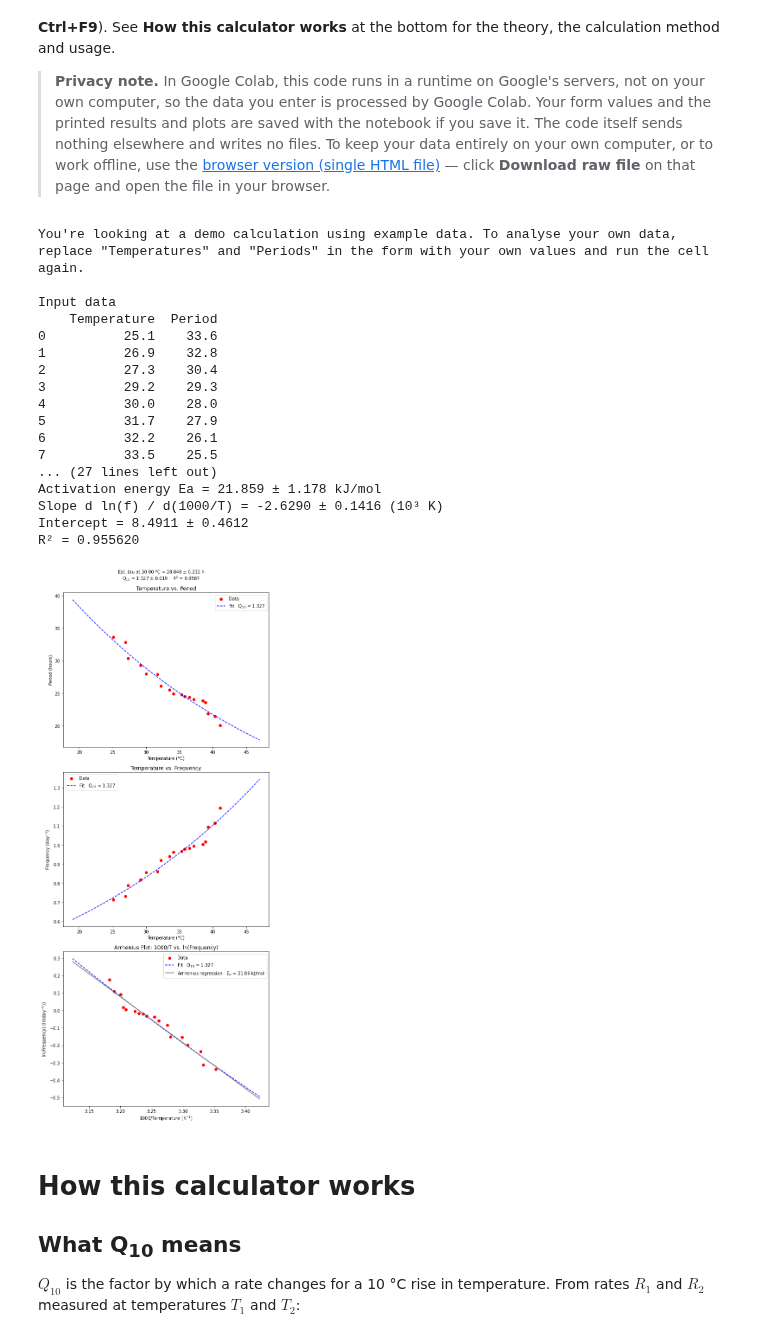
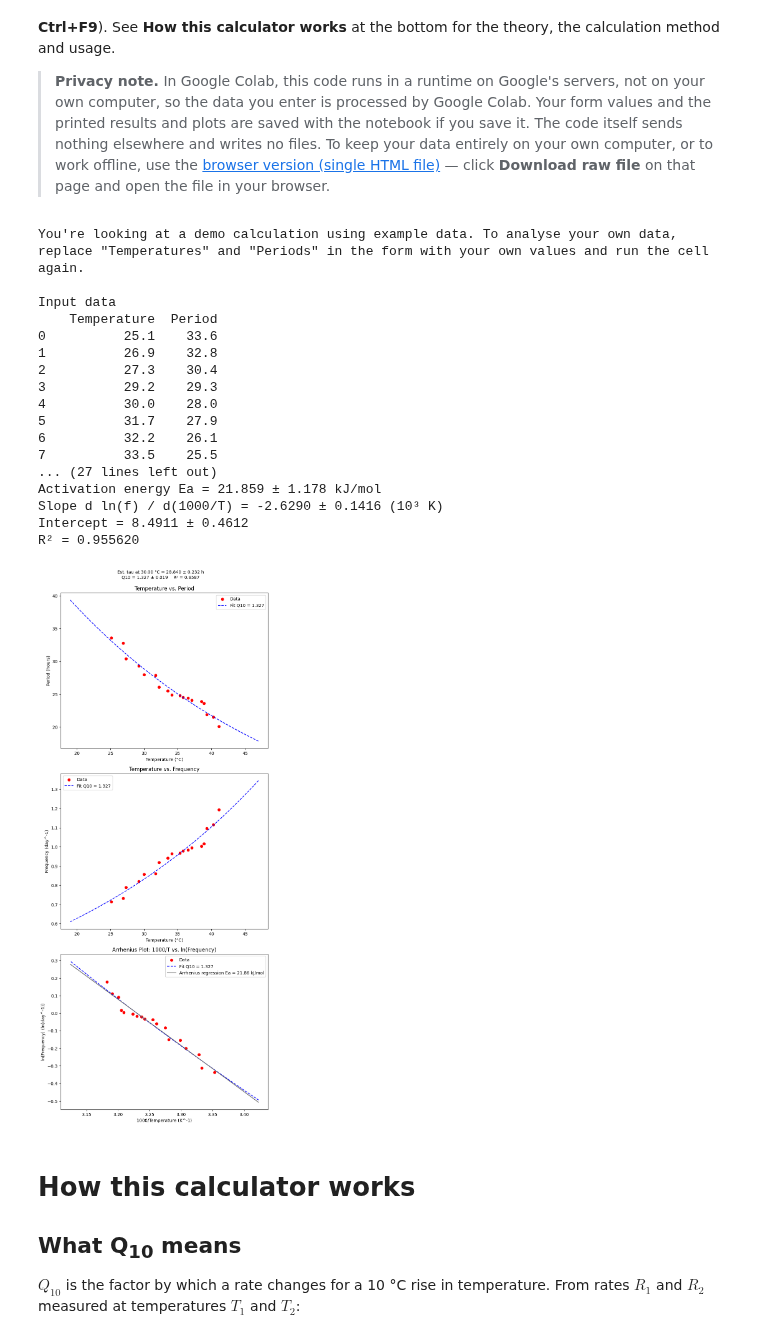
Before and after one commit to dxda6216/q10, a Jupyter notebook: circadian_period_q10.ipynb, the cells around one changed output. Cells and saved outputs as stored; diff of their text form; code cells hidden in the pictures.

```diff
--- a/circadian_period_q10.ipynb
+++ b/circadian_period_q10.ipynb
@@ -373,7 +373,7 @@ def _scatter(ax, r, xs_all, ys_all, xs_used, ys_used):
     else:
         ax.scatter(xs_all, ys_all, marker="o", s=30, color="lightgreen", label="Data")
         ax.scatter(xs_used, ys_used, marker="o", s=35, color="red",
-                   label="Data points used for Q$_{10}$ calculation")
+                   label="Data points used for Q10 calculation")
 
 
 def fix_limits(ax, pairs):
@@ -404,7 +404,7 @@ def plot_fit(r, title, show_arr):
     """
     inv = lambda t: 1000 / (np.asarray(t) + 273.15)
     ln_f = lambda p: np.log(24 / np.asarray(p))
-    fit_label = f"Fit   Q$_{{10}}$ = {r['popt'][1]:5.3f}"
+    fit_label = f"Fit Q10 = {r['popt'][1]:5.3f}"
     fig, (ax1, ax2, ax3) = plt.subplots(3, 1, figsize=(8, 18))
 
     _scatter(ax1, r, r["x"], r["y"], r["xa"], r["ya"])
@@ -413,15 +413,15 @@ def plot_fit(r, title, show_arr):
 
     _scatter(ax2, r, r["x"], 24 / r["y"], r["xa"], 24 / r["ya"])
     ax2.plot(r["fcx"], 24 / r["fcy"], "--", color="blue", label=fit_label)
-    ax2.set(xlabel=f"Temperature ({DEG}C)", ylabel=r"Frequency (day$^{-1}$)",
+    ax2.set(xlabel=f"Temperature ({DEG}C)", ylabel="Frequency (day^-1)",
             title="Temperature vs. Frequency")
 
     _scatter(ax3, r, inv(r["x"]), ln_f(r["y"]), inv(r["xa"]), ln_f(r["ya"]))
     ax3.plot(inv(r["fcx"]), ln_f(r["fcy"]), "--", color="blue", label=fit_label)
     if show_arr:
         ax3.plot(inv(r["fcx"]), arrhenius_lnf(r["arr"], r["fcx"]), "-", color="dimgray", lw=1.5,
-                 label=f"Arrhenius regression   E$_a$ = {r['arr']['Ea'] / 1000:.2f} kJ/mol")
-    ax3.set(xlabel=r"1000/Temperature (K$^{-1}$)", ylabel=r"ln(Frequency) (ln(day$^{-1}$))",
+                 label=f"Arrhenius regression Ea = {r['arr']['Ea'] / 1000:.2f} kJ/mol")
+    ax3.set(xlabel="1000/Temperature (K^-1)", ylabel="ln(Frequency) (ln(day^-1))",
             title="Arrhenius Plot: 1000/T vs. ln(Frequency)")
 
     # Axis limits from all data and the all-data reference curves (fixed for any fit range).
@@ -440,7 +440,7 @@ def plot_fit(r, title, show_arr):
     # Header: title (if any) at the top, the fit summary below it.
     (tau, q10), (tau_e, q10_e) = r["popt"], r["perr"]
     summary = (f"Est. tau at {r['base_t']:.2f} {DEG}C = {tau:.3f} \u00B1 {tau_e:.3f} h\n"
-               f"Q$_{{10}}$ = {q10:.3f} \u00B1 {q10_e:.3f}    R$^2$ = {r['r2']:.4f}")
+               f"Q10 = {q10:.3f} \u00B1 {q10_e:.3f}    R² = {r['r2']:.4f}")
     y_sum = 0.993
     if title:
         fig.suptitle(title, fontsize=18, y=0.995)
@@ -472,12 +472,12 @@ def run_q10_calculator(data_description, temperatures, periods,
 
     print("Input data")
     print(pd.DataFrame({"Temperature": x, "Period": y}), "\n")
-    print_statistics(x, "temperature", f"{DEG}C")
+    print_statistics(x, "temperature", f" {DEG}C")
     print_statistics(y, "period", "h")
     if use_range:
         print("Data used for Q10 calculation")
         print(pd.DataFrame({"Temperature": r["xa"], "Period": r["ya"]}), "\n")
-        print_statistics(r["xa"], "temperature", f"{DEG}C")
+        print_statistics(r["xa"], "temperature", f" {DEG}C")
         print_statistics(r["ya"], "period", "h")
     if display_tab_delimited_data == "Yes":
         print_tab_delimited_data(r)
@@ -505,7 +505,7 @@ Periods =  33.6, 32.8, 30.4, 29.3, 28.0, 27.9, 26.1, 25.5, 24.9, 24.8, 24.5, 24.
 #@markdown Only data within a specific temperature range to be used for Q10 calculation?
 Set_temperature_range = "No" #@param ["Yes (set lowest and highest limits by sliders below)", "No"]
 Range_low_limit = 15 # @param {type:"slider", min:0, max:65, step:0.1}
-Range_high_limit = 50 # @param {type:"slider", min:0, max:65, step:0.1}
+Range_high_limit = 45 # @param {type:"slider", min:0, max:65, step:0.1}
 
 # Base temperature
 #@markdown Setting base temperature
@@ -513,7 +513,7 @@ Select_base_temperature = "30\u00B0C" #@param ["-273.15\u00B0C (absolute zero)",
 Base_temperature = 37 # @param {type:"slider", min:0, max:100, step:0.1}
 
 # Arrhenius regression line on the Arrhenius plot
-#@markdown Show the Arrhenius regression line (and its E<sub>a</sub>) on the Arrhenius plot?
+#@markdown Show the Arrhenius regression line (and its Ea) on the Arrhenius plot?
 Show_Arrhenius_regression_line = "Yes" #@param ["Yes", "No"]
 
 # Displaying tab-delimited data Yes or No
@@ -521,34 +521,34 @@ Show_Arrhenius_regression_line = "Yes" #@param ["Yes", "No"]
 Display_tab_delimited_data = "No" #@param ["Yes", "No"]
 
 run_q10_calculator(
     Data_description, Temperatures, Periods,
     Set_temperature_range, Range_low_limit, Range_high_limit,
     Select_base_temperature, Base_temperature,
     Display_tab_delimited_data, Show_Arrhenius_regression_line,
 )
 
 # ==============================================================================
 # End of script
 # ==============================================================================
 # %% [output]
 You're looking at a demo calculation using example data. To analyse your own data, replace "Temperatures" and "Periods" in the form with your own values and run the cell again.
 
 Input data
     Temperature  Period
 0          25.1    33.6
 1          26.9    32.8
 2          27.3    30.4
 3          29.2    29.3
 4          30.0    28.0
 5          31.7    27.9
 6          32.2    26.1
 7          33.5    25.5
 ... (27 lines left out)
 Activation energy Ea = 21.859 ± 1.178 kJ/mol
 Slope d ln(f) / d(1000/T) = -2.6290 ± 0.1416 (10³ K)
 Intercept = 8.4911 ± 0.4612
 R² = 0.955620
-[figure, old version]
+[figure, new version]
 # %% [markdown]
 # How this calculator works
 
```
